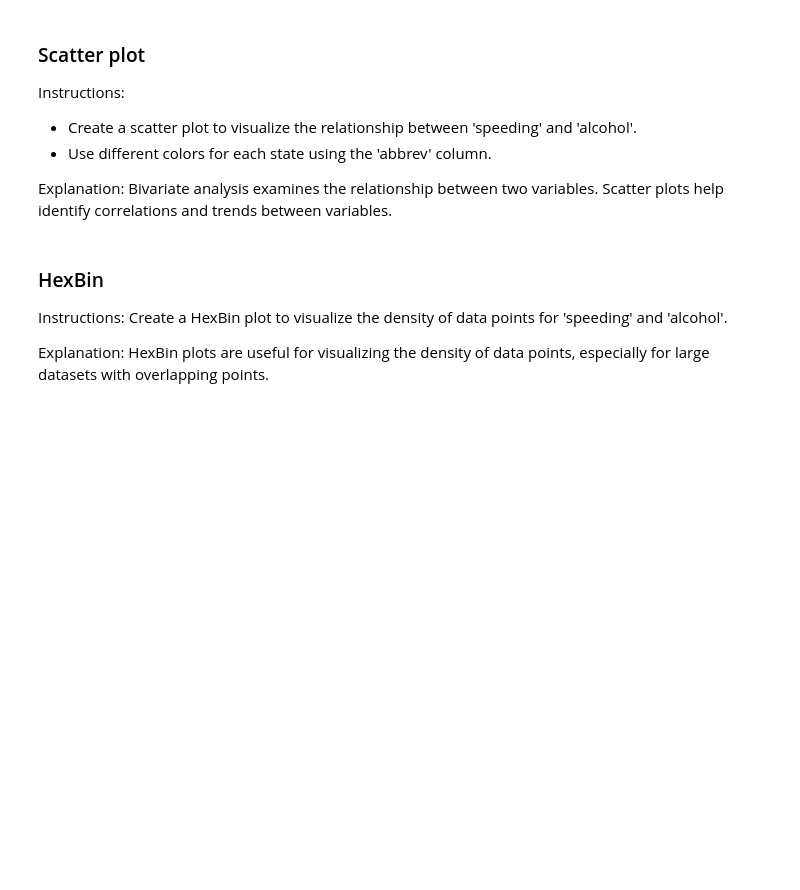
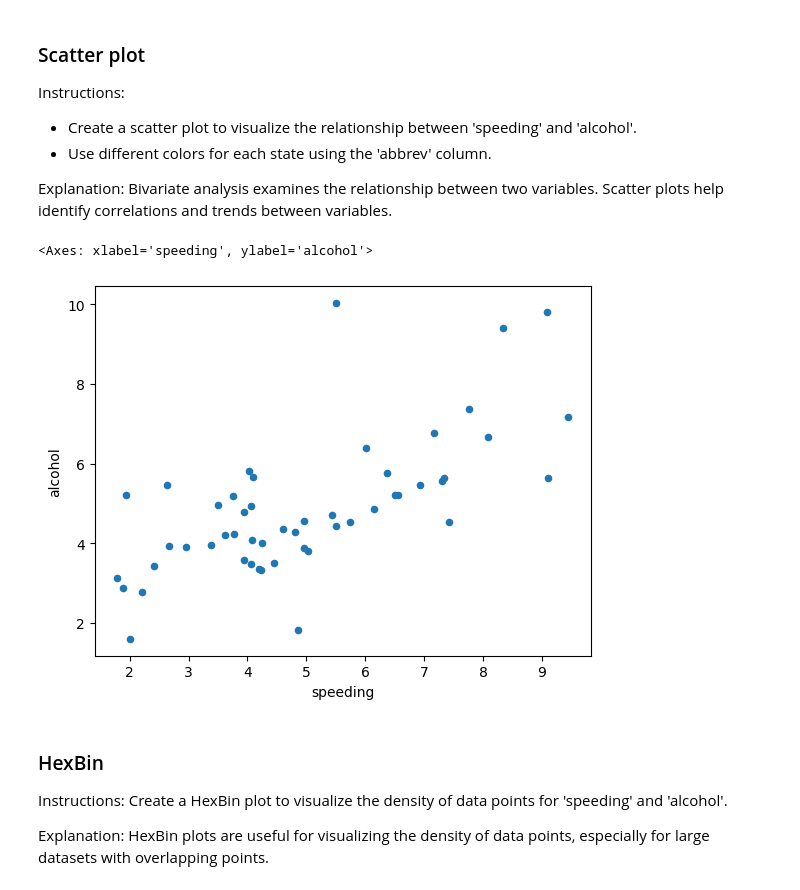
Before and after one commit to Ziyad501/T5, a Jupyter notebook: Assignment/Data_Visualization_Tutorial.ipynb, the cells around one changed output. Saved outputs shown, nothing was run; the diff lists cells and outputs as text; code cells hidden in the pictures; blank space fills up the shorter version.

```diff
--- a/Assignment/Data_Visualization_Tutorial.ipynb
+++ b/Assignment/Data_Visualization_Tutorial.ipynb
@@ -109,6 +108,10 @@ Bivariate analysis examines the relationship between two variables. Scatter plot
 # %%
 # Create a scatter plot to visualize the relationship between 'speeding' and 'alcohol'.
 # write your code here
+df.plot.scatter("speeding","alcohol")
+# %% [output]
+<Axes: xlabel='speeding', ylabel='alcohol'>
+[figure, added]
 # %% [markdown]
 ### HexBin
 
```
Also changed, not shown: parts of 7 cells of this notebook, 6 other files.
